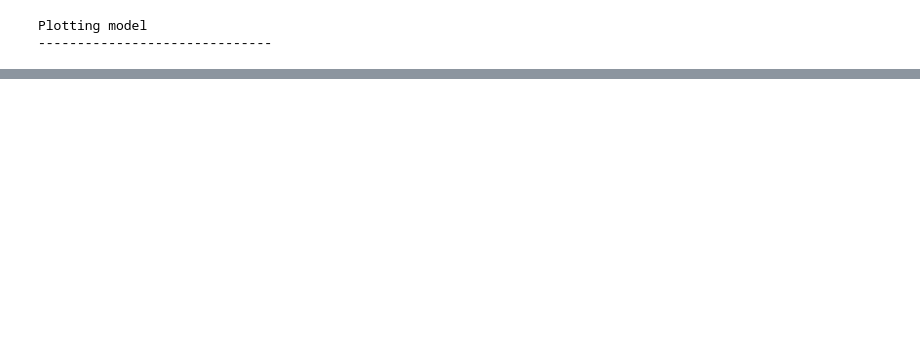
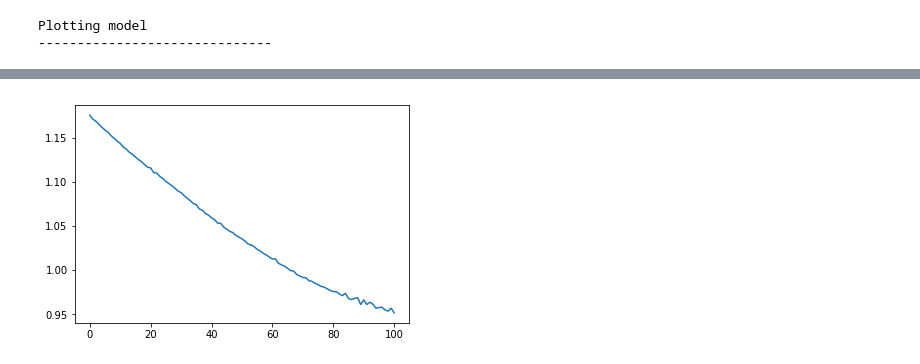
Before and after one commit to kaleaht/keras-fabrics, a Jupyter notebook: 2x9.ipynb, the cells around one changed output, grey strips where cells are left out. Drawn from its saved outputs; the diff is of its cells as text; code cells hidden in the pictures; blank space fills up the shorter version.

```diff
--- a/2x9.ipynb
+++ b/2x9.ipynb
@@ -70,0 +227,5 @@ fabric.model.save('trained_models/2x9.h5')
+# %%
+plt.plot(np.concatenate([history.history['loss'], history2.history['loss'], history3.history['loss'], history4.history['loss']]))
+plt.show()
+# %% [output]
+[figure, added]
```
Also changed, not shown: parts of 13 cells of this notebook.
